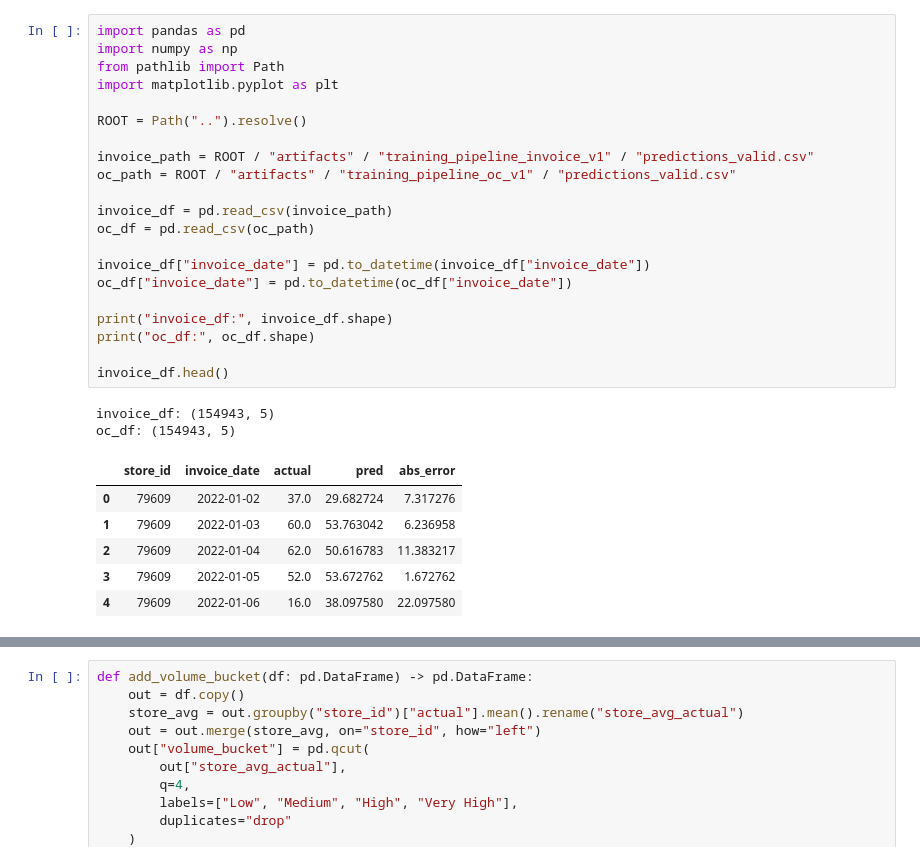
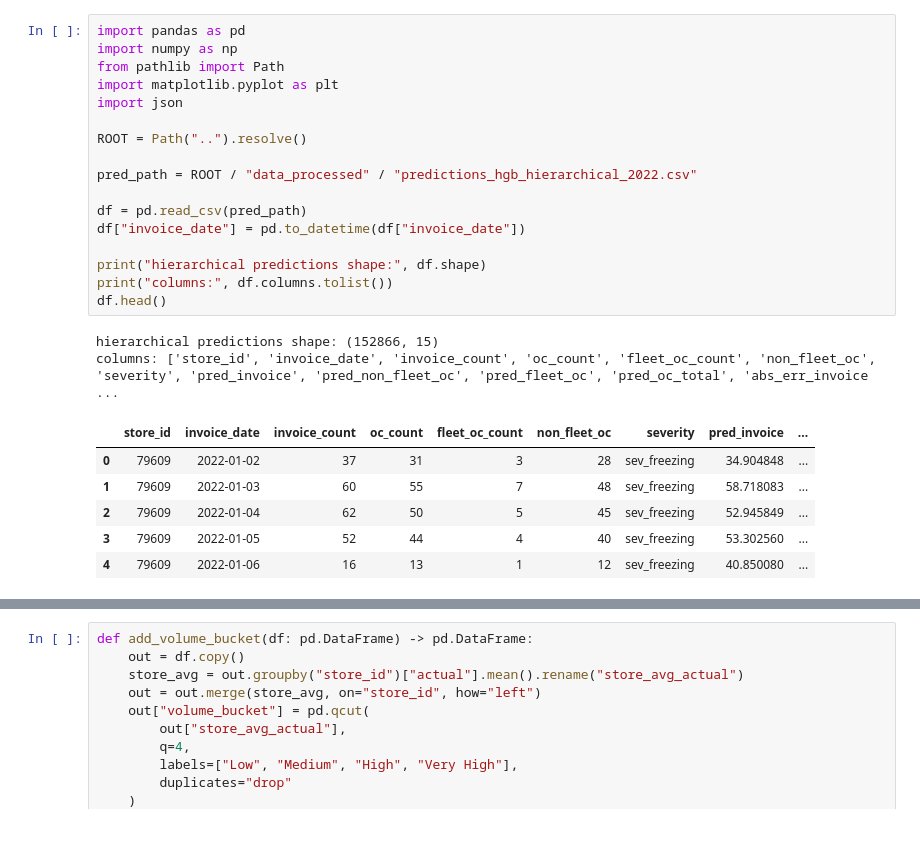
Before and after one commit to jayadeepkp/GenAI-Weather-Based-Store-Analytics, a Jupyter notebook: notebooks/model_diagnostics_and_feature_signal.ipynb, the cells around one changed output, grey strips where cells are left out. Saved outputs shown, nothing was run; the diff lists cells and outputs as text; blank space fills up the shorter version.

```diff
--- a/notebooks/model_diagnostics_and_feature_signal.ipynb
+++ b/notebooks/model_diagnostics_and_feature_signal.ipynb
@@ -1,30 +1,26 @@
 # %%
 import pandas as pd
 import numpy as np
 from pathlib import Path
 import matplotlib.pyplot as plt
+import json
 
 ROOT = Path("..").resolve()
 
-invoice_path = ROOT / "artifacts" / "training_pipeline_invoice_v1" / "predictions_valid.csv"
-oc_path = ROOT / "artifacts" / "training_pipeline_oc_v1" / "predictions_valid.csv"
+pred_path = ROOT / "data_processed" / "predictions_hgb_hierarchical_2022.csv"
 
-invoice_df = pd.read_csv(invoice_path)
-oc_df = pd.read_csv(oc_path)
+df = pd.read_csv(pred_path)
+df["invoice_date"] = pd.to_datetime(df["invoice_date"])
 
-invoice_df["invoice_date"] = pd.to_datetime(invoice_df["invoice_date"])
-oc_df["invoice_date"] = pd.to_datetime(oc_df["invoice_date"])
-
-print("invoice_df:", invoice_df.shape)
-print("oc_df:", oc_df.shape)
-
-invoice_df.head()
+print("hierarchical predictions shape:", df.shape)
+print("columns:", df.columns.tolist())
+df.head()
 # %% [output]
-invoice_df: (154943, 5)
-oc_df: (154943, 5)
+hierarchical predictions shape: (152866, 15)
+columns: ['store_id', 'invoice_date', 'invoice_count', 'oc_count', 'fleet_oc_count', 'non_fleet_oc', 'severity', 'pred_invoice', 'pred_non_fleet_oc', 'pred_fleet_oc', 'pred_oc_total', 'abs_err_invoice ...
-|  | store_id | invoice_date | actual | pred | abs_error |
-| 0 | 79609 | 2022-01-02 | 37.0 | 29.682724 | 7.317276 |
-| 1 | 79609 | 2022-01-03 | 60.0 | 53.763042 | 6.236958 |
-| 2 | 79609 | 2022-01-04 | 62.0 | 50.616783 | 11.383217 |
-| 3 | 79609 | 2022-01-05 | 52.0 | 53.672762 | 1.672762 |
-| 4 | 79609 | 2022-01-06 | 16.0 | 38.097580 | 22.097580 |
+|  | store_id | invoice_date | invoice_count | oc_count | fleet_oc_count | non_fleet_oc | severity | pred_invoice | ... |
+| 0 | 79609 | 2022-01-02 | 37 | 31 | 3 | 28 | sev_freezing | 34.904848 | ... |
+| 1 | 79609 | 2022-01-03 | 60 | 55 | 7 | 48 | sev_freezing | 58.718083 | ... |
+| 2 | 79609 | 2022-01-04 | 62 | 50 | 5 | 45 | sev_freezing | 52.945849 | ... |
+| 3 | 79609 | 2022-01-05 | 52 | 44 | 4 | 40 | sev_freezing | 53.302560 | ... |
+| 4 | 79609 | 2022-01-06 | 16 | 13 | 1 | 12 | sev_freezing | 40.850080 | ... |
```
Also changed, not shown: parts of 46 cells of this notebook.
